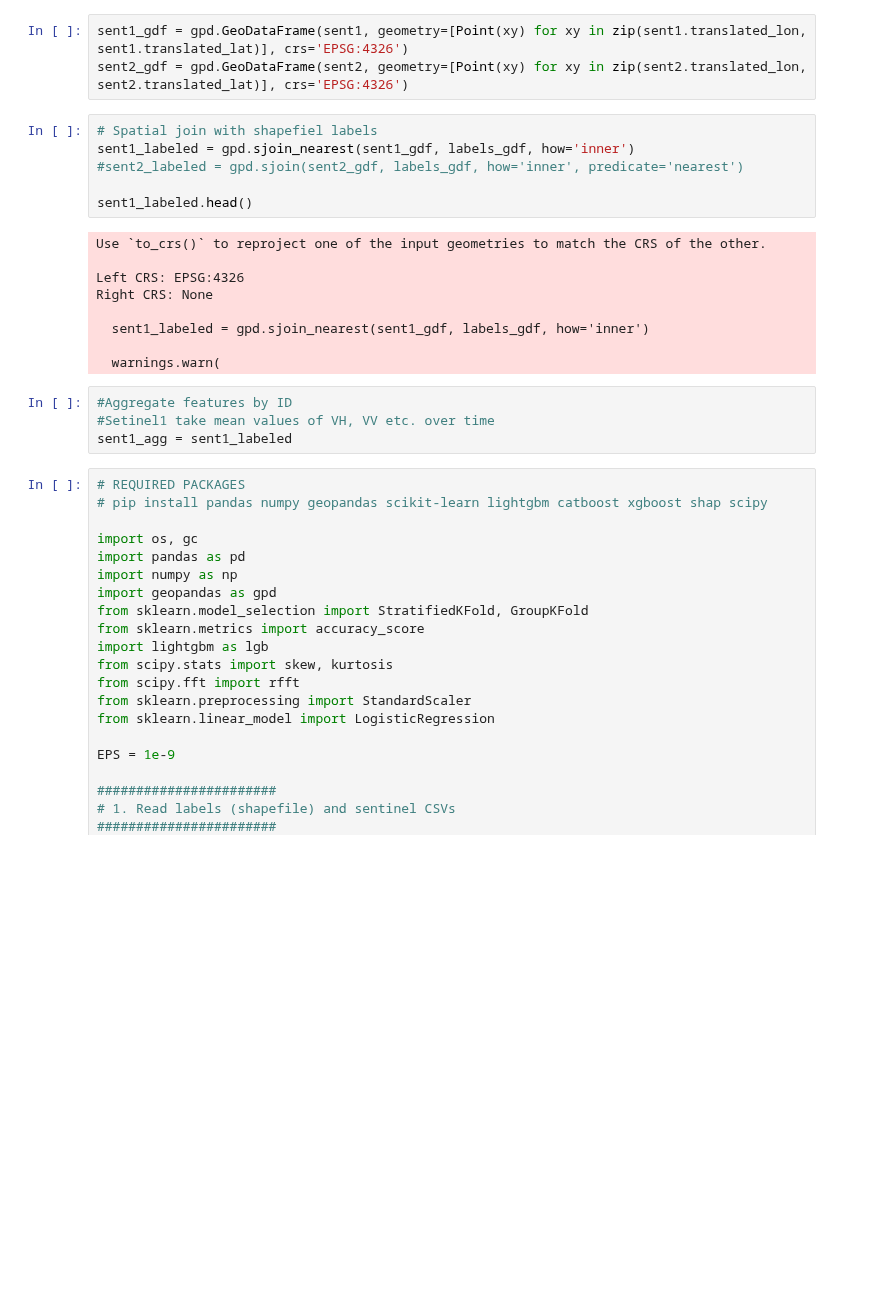
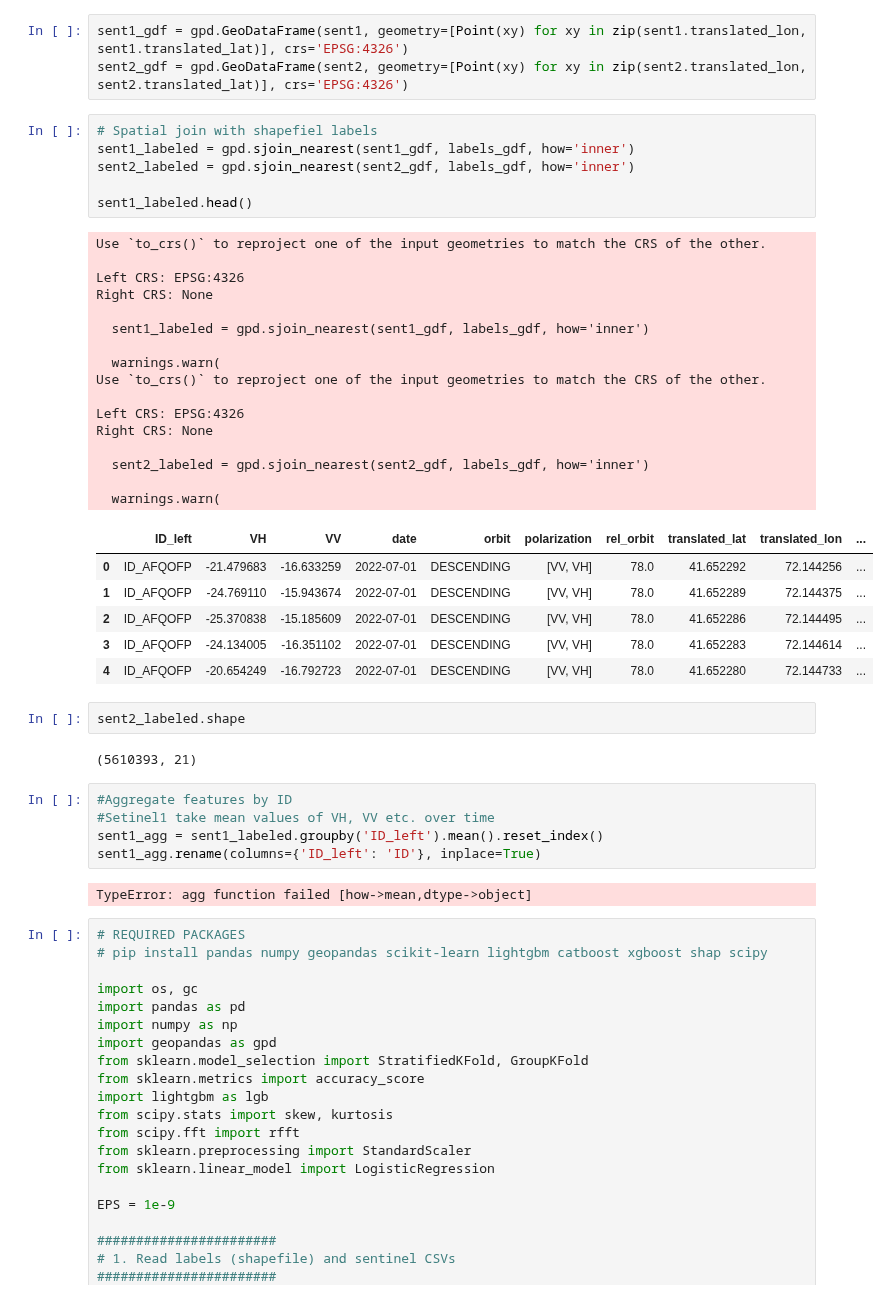
Before and after one commit to rainhard-obura/computer_vision_projects, a Jupyter notebook: cropland_mapping/trainining_notebook.ipynb, the cells around one changed output. Drawn from its saved outputs; the diff is of its cells as text; blank space fills up the shorter version.

```diff
--- a/cropland_mapping/trainining_notebook.ipynb
+++ b/cropland_mapping/trainining_notebook.ipynb
@@ -220,22 +220,43 @@ sent2_gdf = gpd.GeoDataFrame(sent2, geometry=[Point(xy) for xy in zip(sent2.tran
 # %%
 # Spatial join with shapefiel labels
 sent1_labeled = gpd.sjoin_nearest(sent1_gdf, labels_gdf, how='inner')
-#sent2_labeled = gpd.sjoin(sent2_gdf, labels_gdf, how='inner', predicate='nearest')
+sent2_labeled = gpd.sjoin_nearest(sent2_gdf, labels_gdf, how='inner')
 
 sent1_labeled.head()
 # %% [output]
 Use `to_crs()` to reproject one of the input geometries to match the CRS of the other.
 
 Left CRS: EPSG:4326
 Right CRS: None
 
   sent1_labeled = gpd.sjoin_nearest(sent1_gdf, labels_gdf, how='inner')
 
   warnings.warn(
+Use `to_crs()` to reproject one of the input geometries to match the CRS of the other.
+
+Left CRS: EPSG:4326
+Right CRS: None
+
+  sent2_labeled = gpd.sjoin_nearest(sent2_gdf, labels_gdf, how='inner')
+
+  warnings.warn(
+|  | ID_left | VH | VV | date | orbit | polarization | rel_orbit | translated_lat | translated_lon | ... |
+| 0 | ID_AFQOFP | -21.479683 | -16.633259 | 2022-07-01 | DESCENDING | [VV, VH] | 78.0 | 41.652292 | 72.144256 | ... |
+| 1 | ID_AFQOFP | -24.769110 | -15.943674 | 2022-07-01 | DESCENDING | [VV, VH] | 78.0 | 41.652289 | 72.144375 | ... |
+| 2 | ID_AFQOFP | -25.370838 | -15.185609 | 2022-07-01 | DESCENDING | [VV, VH] | 78.0 | 41.652286 | 72.144495 | ... |
+| 3 | ID_AFQOFP | -24.134005 | -16.351102 | 2022-07-01 | DESCENDING | [VV, VH] | 78.0 | 41.652283 | 72.144614 | ... |
+| 4 | ID_AFQOFP | -20.654249 | -16.792723 | 2022-07-01 | DESCENDING | [VV, VH] | 78.0 | 41.652280 | 72.144733 | ... |
+# %%
+sent2_labeled.shape
+# %% [output]
+(5610393, 21)
 # %%
 #Aggregate features by ID
 #Setinel1 take mean values of VH, VV etc. over time
-sent1_agg = sent1_labeled
+sent1_agg = sent1_labeled.groupby('ID_left').mean().reset_index()
+sent1_agg.rename(columns={'ID_left': 'ID'}, inplace=True)
+# %% [output]
+TypeError: agg function failed [how->mean,dtype->object]
 # %%
 # REQUIRED PACKAGES
 # pip install pandas numpy geopandas scikit-learn lightgbm catboost xgboost shap scipy
```
